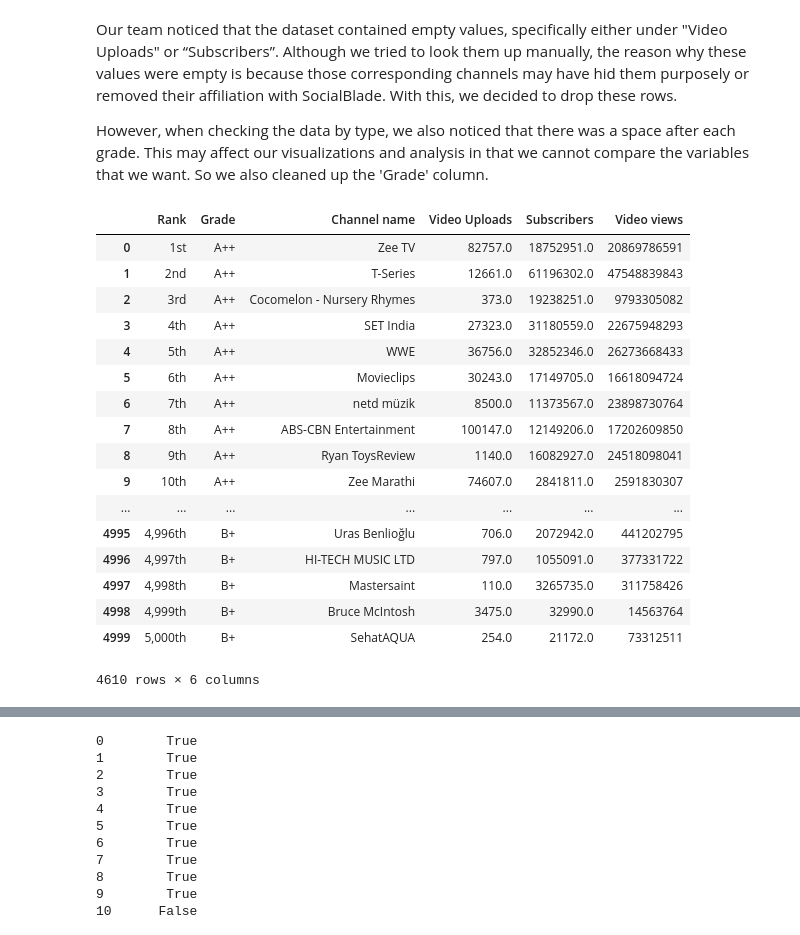
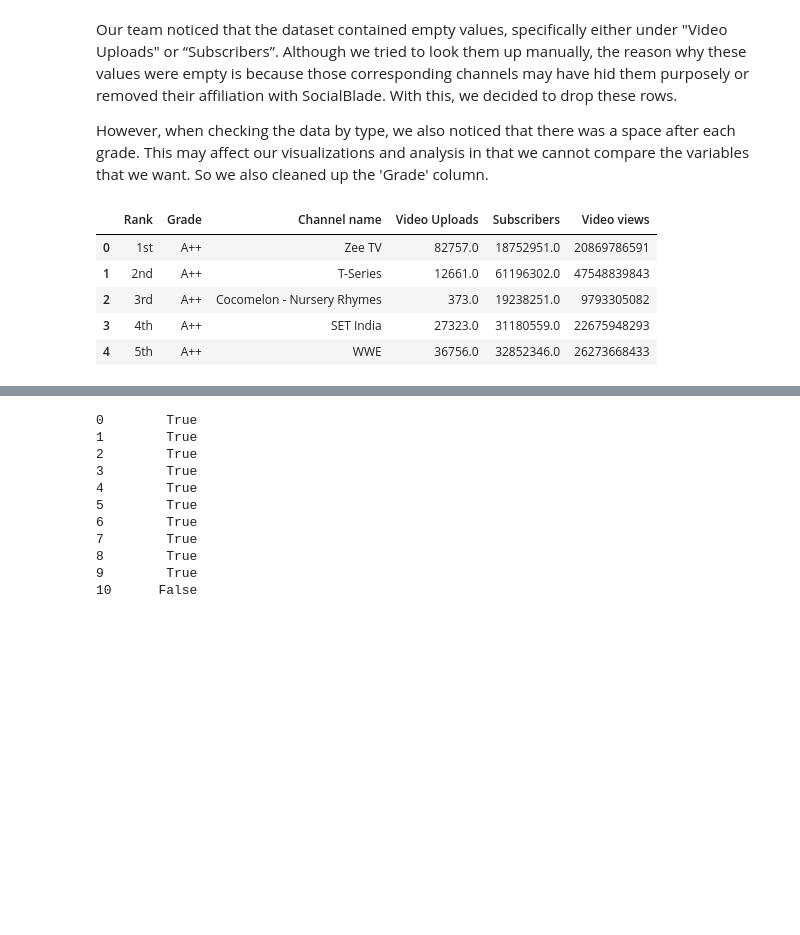
Before and after one commit to lcmendoza/Projects, a Jupyter notebook: FinalProject.ipynb, the cells around one changed output, grey strips where cells are left out. Cells and saved outputs as stored; diff of their text form; code cells hidden in the pictures; blank space fills up the shorter version.

```diff
--- a/FinalProject.ipynb
+++ b/FinalProject.ipynb
@@ -39,6 +41,5 @@ import statsmodels.api as sm
 # %% [markdown]
 ### Data Cleaning and Pre-Processing
 # %%
-# Loading the YouTube data
-
-df = pd.read_csv('data.csv')
+# Firstly, we are loading the YouTube data and putting everything into a dataframe
+df_youtube = pd.read_csv('data.csv')
@@ -71,23 +72,11 @@ However, when checking the data by type, we also noticed that there was a space
 # Dropping all rows that contained empty values
 df_youtube.dropna(inplace = True)
 # %%
-df_youtube
+df_youtube.head()
 # %% [output]
 |  | Rank | Grade | Channel name | Video Uploads | Subscribers | Video views |
 | 0 | 1st | A++ | Zee TV | 82757.0 | 18752951.0 | 20869786591 |
 | 1 | 2nd | A++ | T-Series | 12661.0 | 61196302.0 | 47548839843 |
 | 2 | 3rd | A++ | Cocomelon - Nursery Rhymes | 373.0 | 19238251.0 | 9793305082 |
 | 3 | 4th | A++ | SET India | 27323.0 | 31180559.0 | 22675948293 |
 | 4 | 5th | A++ | WWE | 36756.0 | 32852346.0 | 26273668433 |
-| 5 | 6th | A++ | Movieclips | 30243.0 | 17149705.0 | 16618094724 |
-| 6 | 7th | A++ | netd müzik | 8500.0 | 11373567.0 | 23898730764 |
-| 7 | 8th | A++ | ABS-CBN Entertainment | 100147.0 | 12149206.0 | 17202609850 |
-| 8 | 9th | A++ | Ryan ToysReview | 1140.0 | 16082927.0 | 24518098041 |
-| 9 | 10th | A++ | Zee Marathi | 74607.0 | 2841811.0 | 2591830307 |
-| ... | ... | ... | ... | ... | ... | ... |
-| 4995 | 4,996th | B+ | Uras Benlioğlu | 706.0 | 2072942.0 | 441202795 |
-| 4996 | 4,997th | B+ | HI-TECH MUSIC LTD | 797.0 | 1055091.0 | 377331722 |
-| 4997 | 4,998th | B+ | Mastersaint | 110.0 | 3265735.0 | 311758426 |
-| 4998 | 4,999th | B+ | Bruce McIntosh | 3475.0 | 32990.0 | 14563764 |
-| 4999 | 5,000th | B+ | SehatAQUA | 254.0 | 21172.0 | 73312511 |
-4610 rows × 6 columns
```
Also changed, not shown: parts of 93 cells of this notebook.
